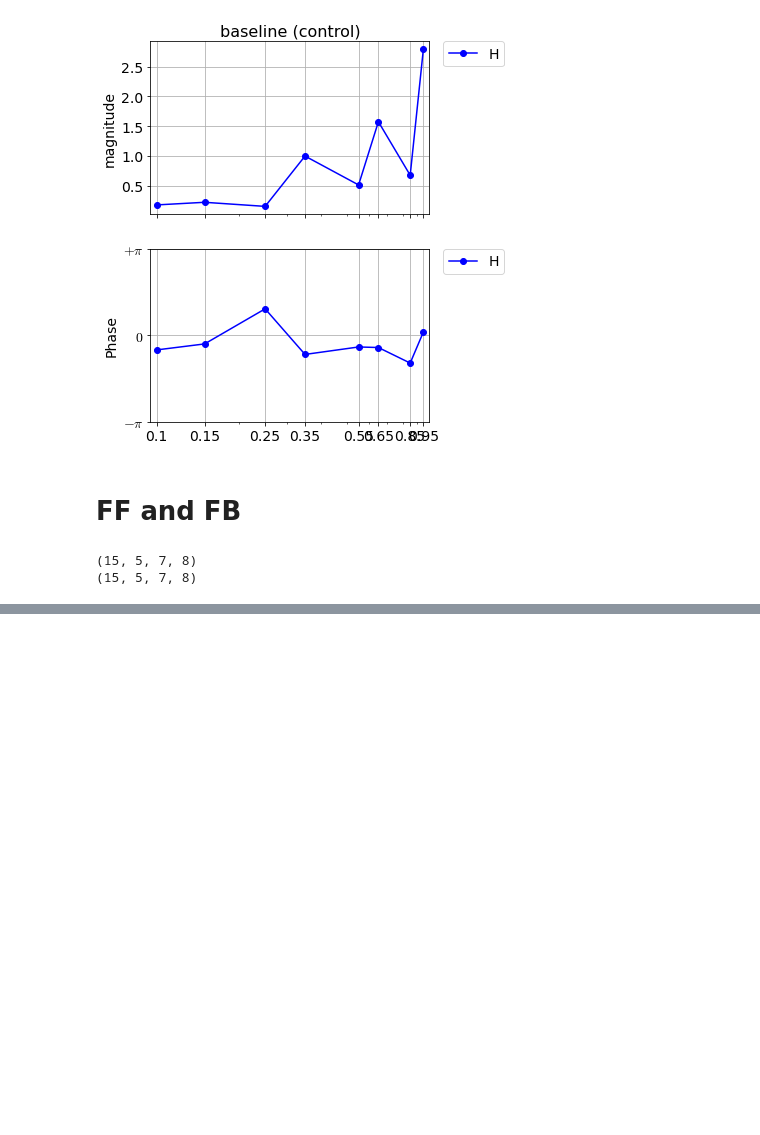
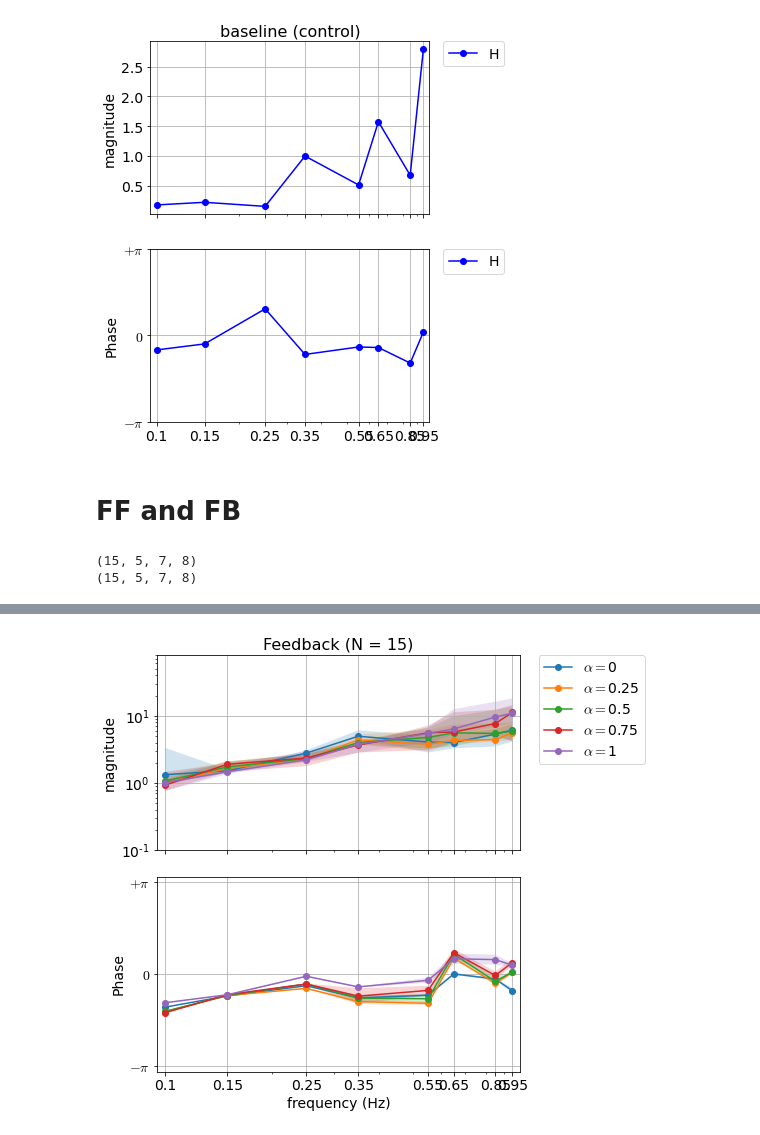
Before and after one commit to sburden-group/sensorimotor_fusion, a Jupyter notebook: analysis/Multimodal paper/20241211_multimodal_analysis.ipynb, the cells around one changed output, grey strips where cells are left out. Cells and saved outputs as stored; diff of their text form; code cells hidden in the pictures; blank space fills up the shorter version.

```diff
--- a/analysis/Multimodal paper/20241211_multimodal_analysis.ipynb
+++ b/analysis/Multimodal paper/20241211_multimodal_analysis.ipynb
@@ -237,0 +251,51 @@ plt.show()
+# %%
+# Bode plot of F and B
+xticks = np.array([0.1 , 0.15, 0.25, 0.35, 0.55, 0.65, 0.85, 0.95])
+xlim = (0.095, 1.0)
+ylimphase = (-np.pi-0.2,np.pi+ 0.2)
+yticksphase = [-np.pi,0.,np.pi]
+yticklabelsphase = [r'$-\pi$',r'$0$',r'$+\pi$']
+
+fig,axs = plt.subplots(2,1,sharex=True,figsize=(8,7))
+for cond in range(condition_num):
+    F_mean = np.mean(np.abs(B[:,cond,:,:]),axis = 1) #mean across all trials
+    q25,q50,q75 = np.quantile(F_mean,[0.25,0.5,0.75],axis = 0)
+    # magnitude
+    ax = axs[0]
+    ax.plot(freqs,q50,'-o',label = r'$\alpha = $'+conditions[cond])
+    ax.fill_between(freqs, q25, q75, alpha=0.2)
+    # phase
+    ax = axs[1]
+    F_angle = np.angle(np.mean(np.exp(1j*(np.angle(B[:,cond,:,:]))),axis = 1))
+    z = np.mean(np.exp(1j*(F_angle-np.pi/2)), axis=0)
+    mean = np.angle(z)+np.pi/2
+    disp = 1 - np.abs(z)
+    ax.plot(freqs,mean,'-o',label = r'$\alpha = $'+conditions[cond])
+    ax.fill_between(freqs,mean+disp,mean-disp,alpha = 0.2)
+
+ax = axs[0]
+# ax.plot(freqs,np.abs(1/M),'--o',color= 'grey',label = r'$M^{-1}$')
+ax.set_xscale("log")
+ax.set_xlim(xlim)
+ax.set_xticks(xticks)
+ax.set_xticklabels(xticks,rotation=90)
+ax.grid('on',zorder=-1)
+ax.set_ylim(0.1,80)
+ax.set_yscale("log")
+ax.set_ylabel('magnitude')
+ax.legend(bbox_to_anchor=(1.05, 1), loc='upper left', borderaxespad=0.)
+
+ax = axs[1]
+# ax.plot(freqs,np.angle(1/M),'--o',color= 'grey',label = r'$M^{-1}$')
+ax.set_ylabel('Phase')
+ax.grid('on',zorder=-1)
+ax.set_ylim(ylimphase)
+ax.set_yticks(yticksphase)
+ax.set_yticklabels(yticklabelsphase)
+ax.set_xlabel('frequency (Hz)')
+# ax.legend(bbox_to_anchor=(1.05, 1), loc='upper left', borderaxespad=0.)
+axs[0].set_title('Feedback (N = 15)')
+plt.tight_layout()
+plt.show()
+# %% [output]
+[figure, added]
```
Also changed, not shown: parts of 1 cell of this notebook, 1 other file.
